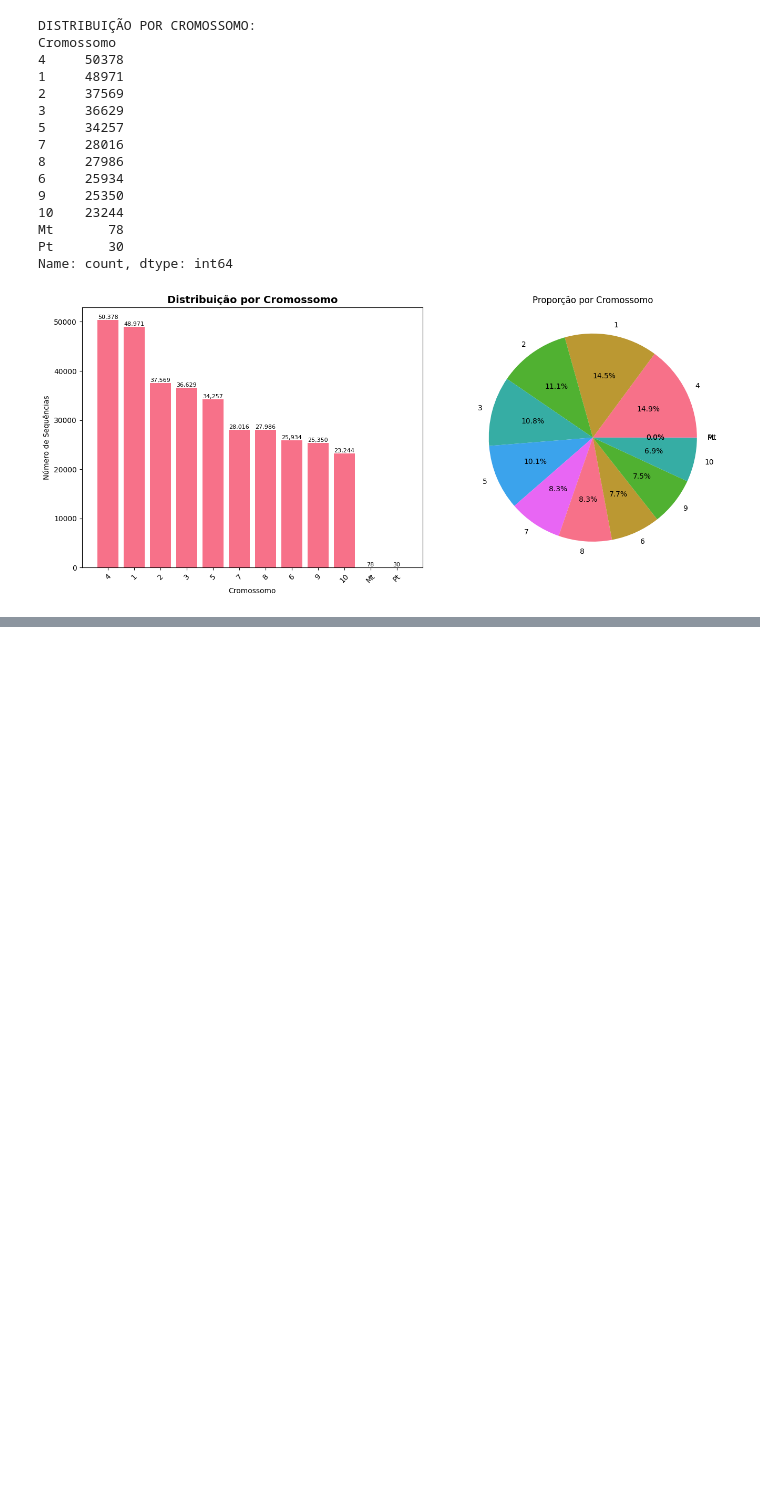
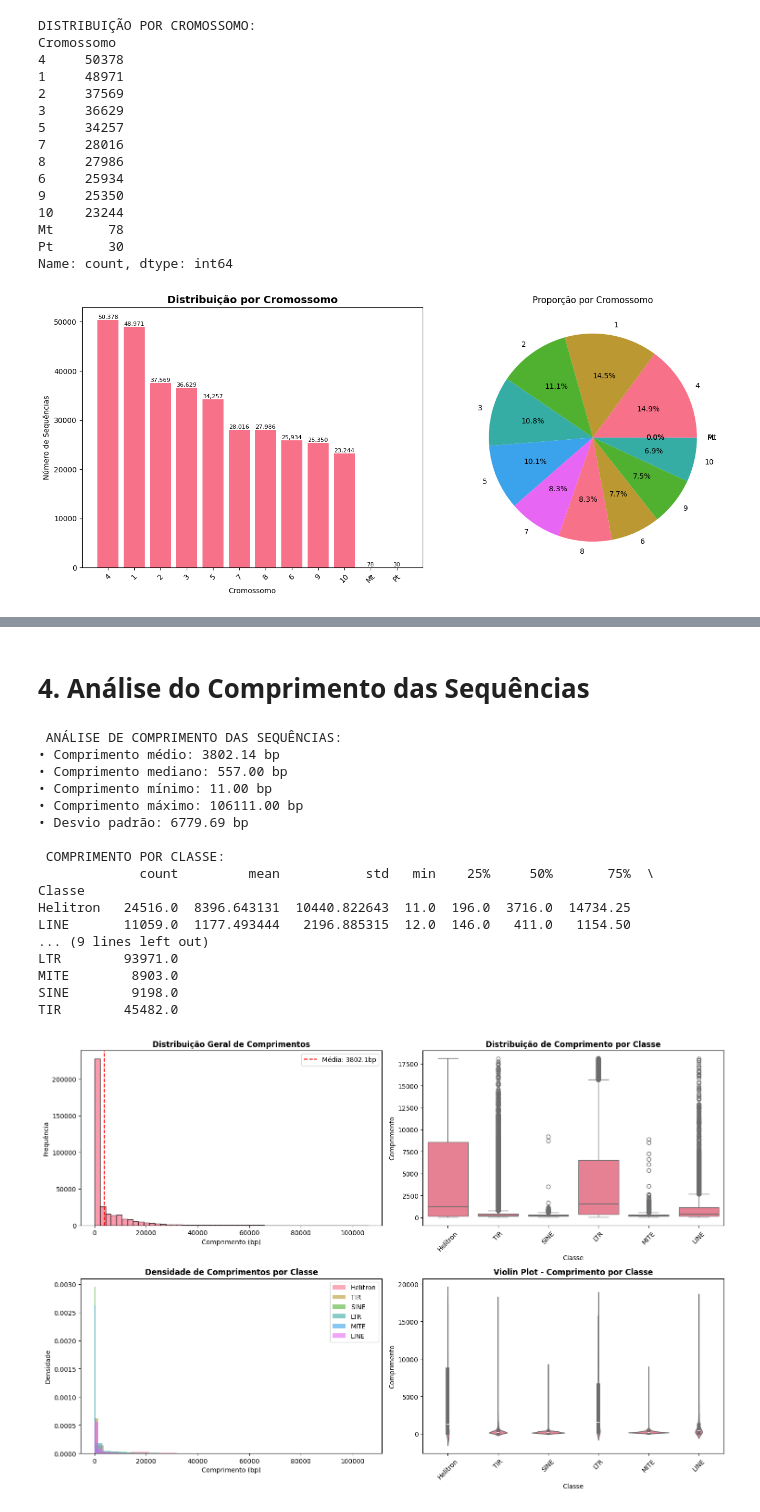
Before and after one commit to LuizCorrei4/trabalho-TEsClassification, a Jupyter notebook: notebooks/02_eda_datataset_final.ipynb, the cells around one changed output, grey strips where cells are left out. Saved outputs shown, nothing was run; the diff lists cells and outputs as text; code cells hidden in the pictures; blank space fills up the shorter version.

```diff
--- a/notebooks/02_eda_datataset_final.ipynb
+++ b/notebooks/02_eda_datataset_final.ipynb
@@ -229,3 +229,79 @@ Name: count, dtype: int64
 - Manter distribuição natural por cromossomo
 - Focar no balanceamento entre **classes** (problema principal)
 - Proceder com extração de features mantendo diversidade cromossômica
+# %% [markdown]
+# 4. Análise do Comprimento das Sequências
+# %%
+# Calcular comprimentos
+df['Comprimento'] = df['Sequência de TE'].str.len()
+
+print("\n ANÁLISE DE COMPRIMENTO DAS SEQUÊNCIAS:")
+print(f"• Comprimento médio: {df['Comprimento'].mean():.2f} bp")
+print(f"• Comprimento mediano: {df['Comprimento'].median():.2f} bp")
+print(f"• Comprimento mínimo: {df['Comprimento'].min():.2f} bp")
+print(f"• Comprimento máximo: {df['Comprimento'].max():.2f} bp")
+print(f"• Desvio padrão: {df['Comprimento'].std():.2f} bp")
+
+# %%
+# Estatísticas de comprimento por classe
+print("\n COMPRIMENTO POR CLASSE:")
+length_by_class = df.groupby('Classe')['Comprimento'].describe()
+print(length_by_class)
+
+# %%
+# Gráficos de comprimento
+plt.figure(figsize=(15, 10))
+
+# Histograma geral
+plt.subplot(2, 2, 1)
+plt.hist(df['Comprimento'], bins=50, edgecolor='black', alpha=0.7)
+plt.title('Distribuição Geral de Comprimentos', fontweight='bold')
+plt.xlabel('Comprimento (bp)')
+plt.ylabel('Frequência')
+plt.axvline(df['Comprimento'].mean(), color='red', linestyle='--', label=f'Média: {df["Comprimento"].mean():.1f}bp')
+plt.legend()
+
+# Boxplot por classe
+plt.subplot(2, 2, 2)
+df_boxplot = df[df['Comprimento'] < df['Comprimento'].quantile(0.95)]  # Remove outliers para melhor visualização
+sns.boxplot(data=df_boxplot, x='Classe', y='Comprimento')
+plt.title('Distribuição de Comprimento por Classe', fontweight='bold')
+plt.xticks(rotation=45)
+
+# Densidade por classe
+plt.subplot(2, 2, 3)
+for classe in df['Classe'].unique():
+    subset = df[df['Classe'] == classe]
+    plt.hist(subset['Comprimento'], bins=30, alpha=0.6, label=classe, density=True)
+plt.title('Densidade de Comprimentos por Classe', fontweight='bold')
+plt.xlabel('Comprimento (bp)')
+plt.ylabel('Densidade')
+plt.legend()
+
+# Violin plot
+plt.subplot(2, 2, 4)
+sns.violinplot(data=df_boxplot, x='Classe', y='Comprimento')
+plt.title('Violin Plot - Comprimento por Classe', fontweight='bold')
+plt.xticks(rotation=45)
+
+plt.tight_layout()
+plt.show()
+# %% [output]
+ ANÁLISE DE COMPRIMENTO DAS SEQUÊNCIAS:
+• Comprimento médio: 3802.14 bp
+• Comprimento mediano: 557.00 bp
+• Comprimento mínimo: 11.00 bp
+• Comprimento máximo: 106111.00 bp
+• Desvio padrão: 6779.69 bp
+
+ COMPRIMENTO POR CLASSE:
+             count         mean           std   min    25%     50%       75%  \
+Classe
+Helitron   24516.0  8396.643131  10440.822643  11.0  196.0  3716.0  14734.25
+LINE       11059.0  1177.493444   2196.885315  12.0  146.0   411.0   1154.50
+... (9 lines left out)
+LTR        93971.0
+MITE        8903.0
+SINE        9198.0
+TIR        45482.0
+[figure, added]
```
Also changed, not shown: parts of 2 cells of this notebook.
